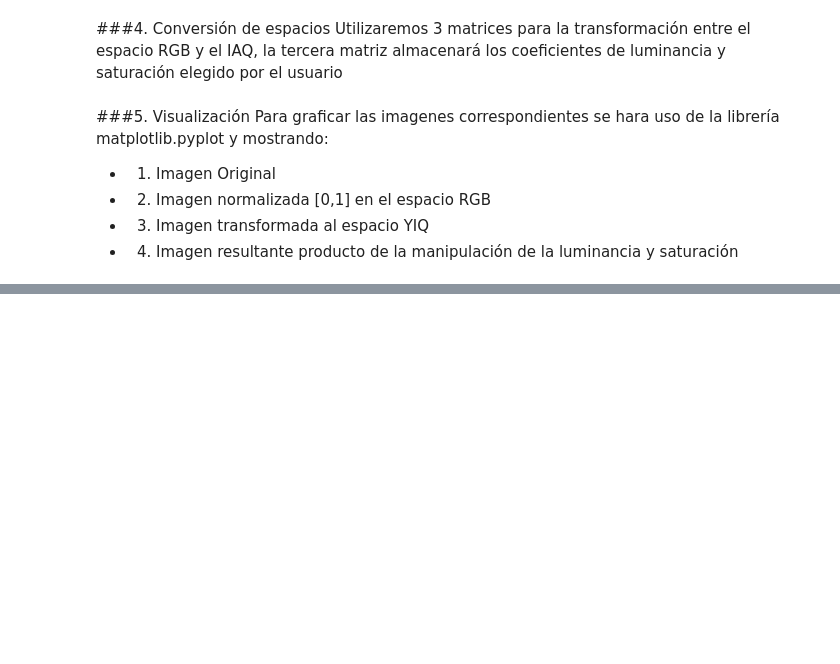
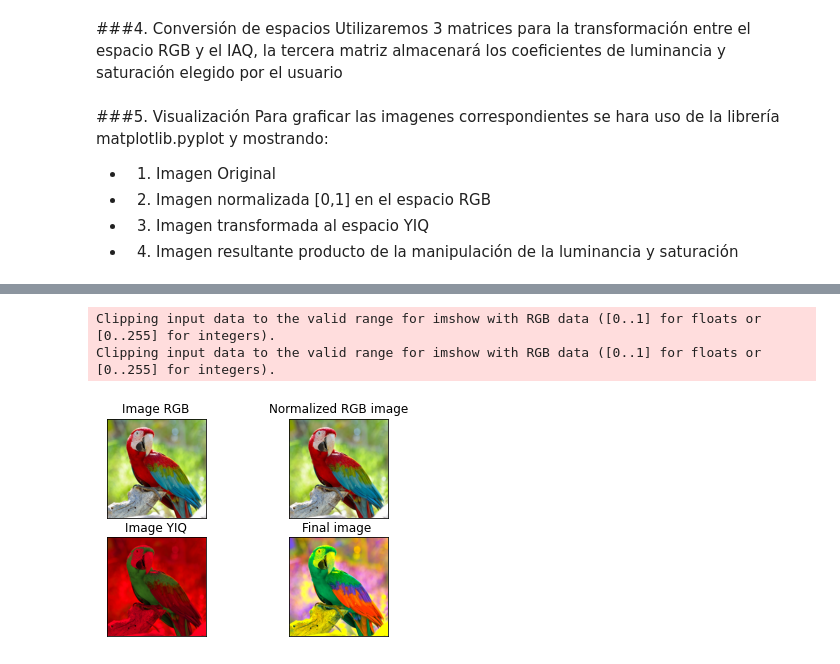
Before and after one commit to RonnyGuevara/COLAB, a Jupyter notebook: Practica_1_PDI.ipynb, the cells around one changed output, grey strips where cells are left out. Cells and saved outputs as stored; diff of their text form; code cells hidden in the pictures; blank space fills up the shorter version.

```diff
--- a/Practica_1_PDI.ipynb
+++ b/Practica_1_PDI.ipynb
@@ -96,0 +92,15 @@ Clipping input data to the valid range for imshow with RGB data ([0..1] for floa
+# %%
+titles=['Image RGB', 'Normalized RGB image', 'Image YIQ', 'Final image ']
+images=[image, imagecopy,YIQ, imagecopy2]
+for i in range (4):
+  plt.subplot(2,2, i+1)
+  plt.imshow(images[i])
+  plt.title(titles[i])
+  plt.xticks([])
+  plt.yticks([])
+
+plt.show()
+# %% [output]
+Clipping input data to the valid range for imshow with RGB data ([0..1] for floats or [0..255] for integers).
+Clipping input data to the valid range for imshow with RGB data ([0..1] for floats or [0..255] for integers).
+[figure, added]
```
Also changed, not shown: parts of 3 cells of this notebook.
